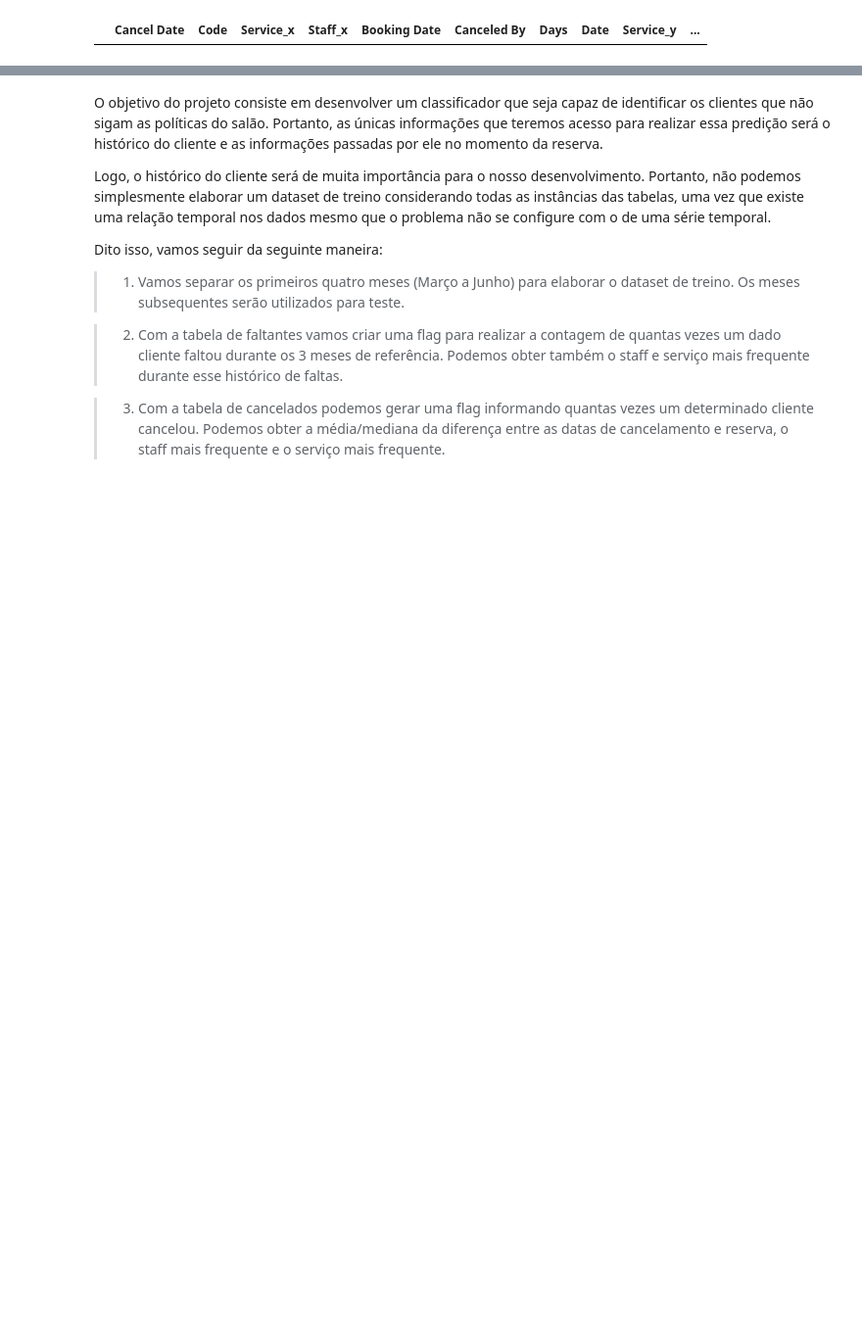
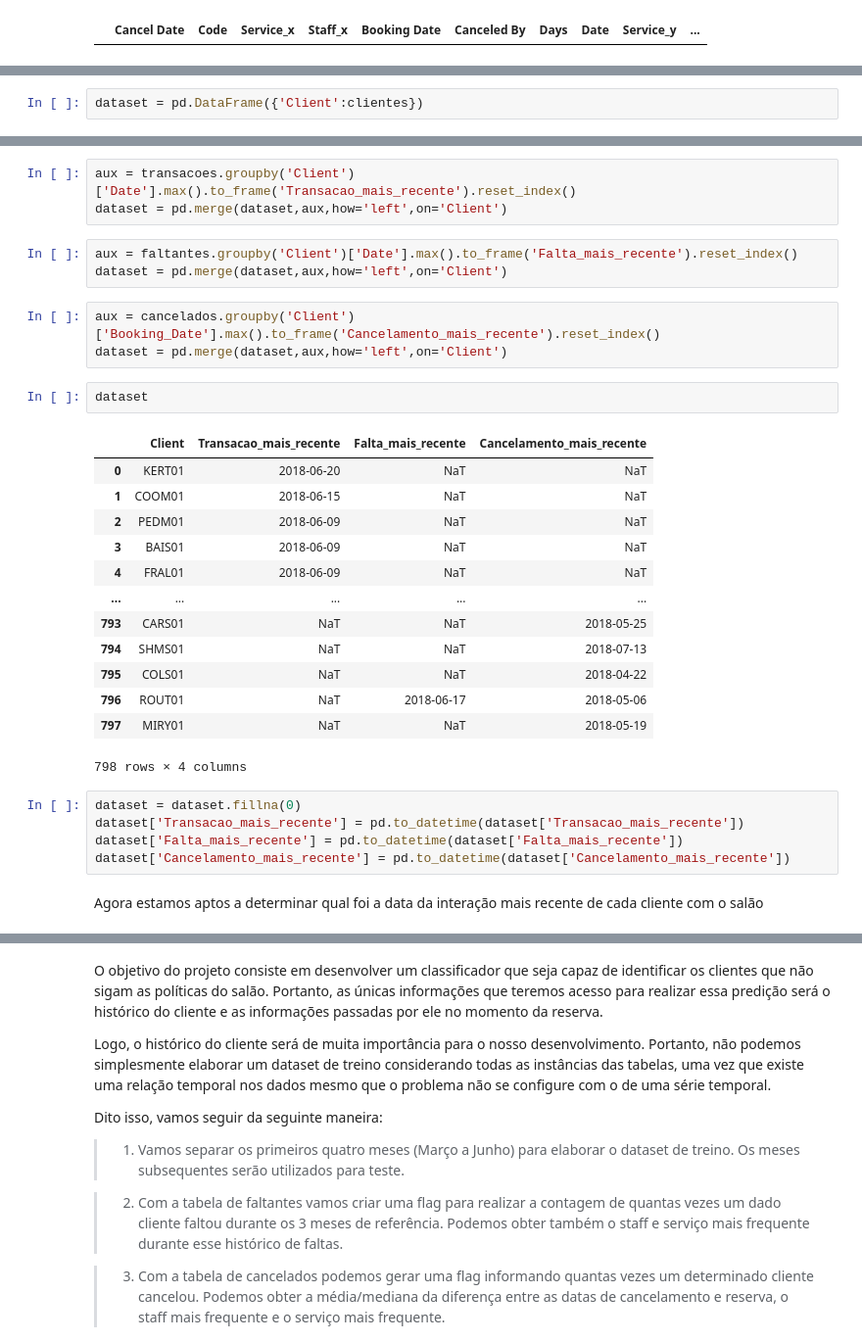
Before and after one commit to Alexandre-Esposte/Reserva_Nao_Honrada, a Jupyter notebook: notebooks/confeccionando_dataset_treino_teste.ipynb, the cells around one changed output, grey strips where cells are left out. Shown at 98% size. Saved outputs shown, nothing was run; the diff lists cells and outputs as text; blank space fills up the shorter version.

Commit message:
arrumando datasets

```diff
--- a/notebooks/confeccionando_dataset_treino_teste.ipynb
+++ b/notebooks/confeccionando_dataset_treino_teste.ipynb
@@ -121,0 +153,2 @@ Faltantes vs cancelados
+# %%
+dataset = pd.DataFrame({'Client':clientes})
@@ -121,0 +171,32 @@ Faltantes vs cancelados
+# %%
+aux = transacoes.groupby('Client')['Date'].max().to_frame('Transacao_mais_recente').reset_index()
+dataset = pd.merge(dataset,aux,how='left',on='Client')
+# %%
+aux = faltantes.groupby('Client')['Date'].max().to_frame('Falta_mais_recente').reset_index()
+dataset = pd.merge(dataset,aux,how='left',on='Client')
+# %%
+aux = cancelados.groupby('Client')['Booking_Date'].max().to_frame('Cancelamento_mais_recente').reset_index()
+dataset = pd.merge(dataset,aux,how='left',on='Client')
+# %%
+dataset
+# %% [output]
+|  | Client | Transacao_mais_recente | Falta_mais_recente | Cancelamento_mais_recente |
+| 0 | KERT01 | 2018-06-20 | NaT | NaT |
+| 1 | COOM01 | 2018-06-15 | NaT | NaT |
+| 2 | PEDM01 | 2018-06-09 | NaT | NaT |
+| 3 | BAIS01 | 2018-06-09 | NaT | NaT |
+| 4 | FRAL01 | 2018-06-09 | NaT | NaT |
+| ... | ... | ... | ... | ... |
+| 793 | CARS01 | NaT | NaT | 2018-05-25 |
+| 794 | SHMS01 | NaT | NaT | 2018-07-13 |
+| 795 | COLS01 | NaT | NaT | 2018-04-22 |
+| 796 | ROUT01 | NaT | 2018-06-17 | 2018-05-06 |
+| 797 | MIRY01 | NaT | NaT | 2018-05-19 |
+798 rows × 4 columns
+# %%
+dataset = dataset.fillna(0)
+dataset['Transacao_mais_recente'] = pd.to_datetime(dataset['Transacao_mais_recente'])
+dataset['Falta_mais_recente'] = pd.to_datetime(dataset['Falta_mais_recente'])
+dataset['Cancelamento_mais_recente'] = pd.to_datetime(dataset['Cancelamento_mais_recente'])
+# %% [markdown]
+Agora estamos aptos a determinar qual foi a data da interação mais recente de cada cliente com o salão
```
Also changed, not shown: parts of 18 cells of this notebook, 2 other files.
